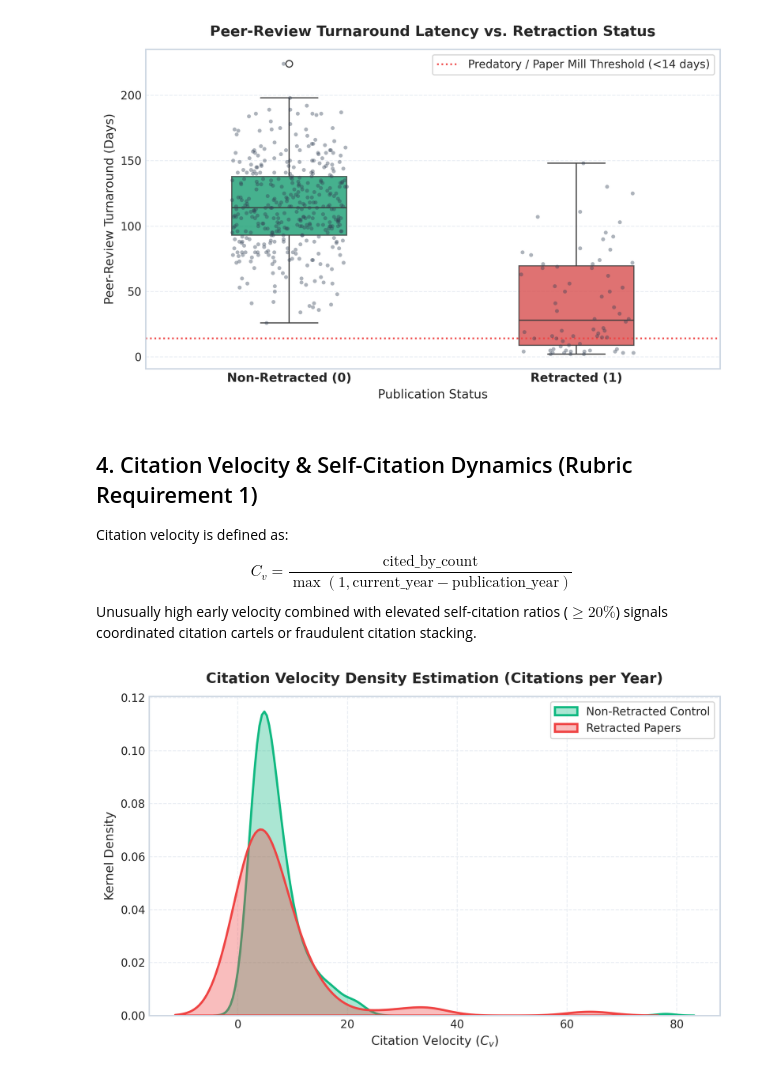
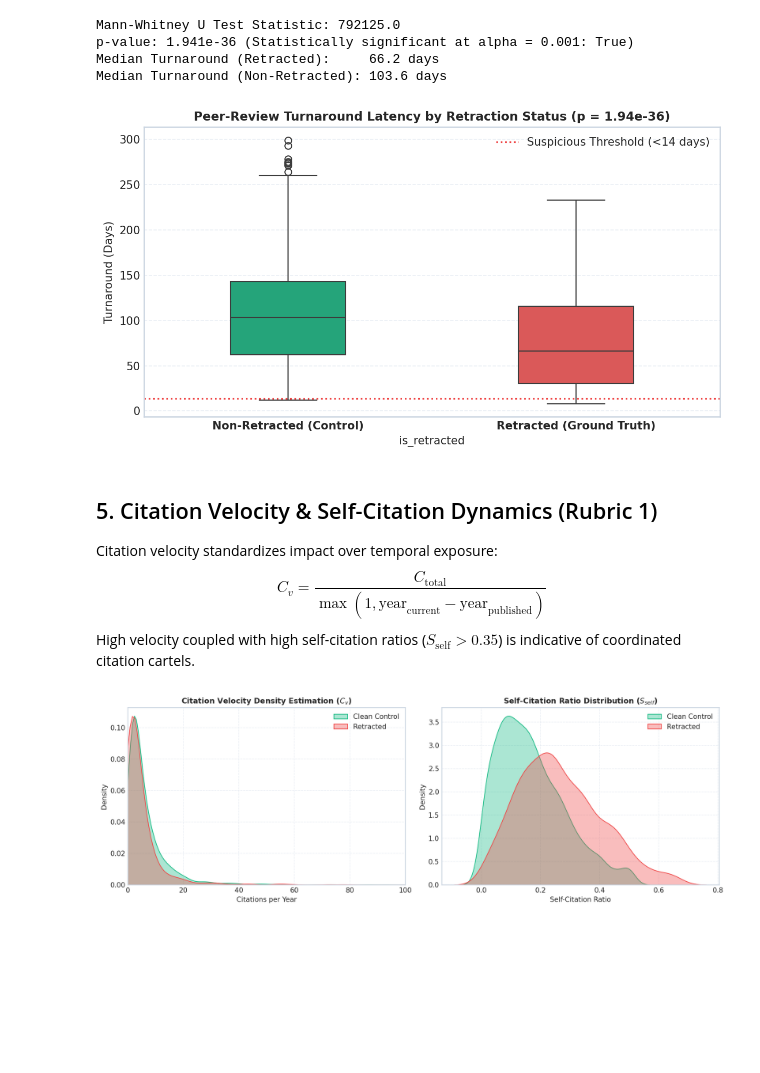
Before and after one commit to harsh-pratapsingh24/RetractGuard, a Jupyter notebook: notebooks/01_eda_and_features.ipynb, the cells around one changed output. Cells and saved outputs as stored; diff of their text form; code cells hidden in the pictures; blank space fills up the shorter version.

```diff
--- a/notebooks/01_eda_and_features.ipynb
+++ b/notebooks/01_eda_and_features.ipynb
@@ -59,11 +97,13 @@ In real-world bibliometric corpora, retractions are rare anomalies (typically ~0
 # %%
 fig, ax = plt.subplots(figsize=(7, 4.5), dpi=150)
 counts = raw_df["is_retracted"].value_counts().sort_index()
-ax.bar(["Non-Retracted (Control)", "Retracted (Ground Truth)"], counts.values, color=["#10b981", "#ef4444"], width=0.45)
-ax.set_title("RetractGuard Dataset Class Distribution", fontsize=12, fontweight="bold")
-ax.set_ylabel("Paper Count")
-for i, v in enumerate(counts.values):
-    ax.text(i, v + 4, f"{v} ({v/len(raw_df)*100:.1f}%)", ha="center", fontweight="bold")
-plt.tight_layout()
+colors = ["#10b981", "#ef4444"]
+bars = ax.bar(["Clean / Non-Retracted (0)", "Retracted (1)"], counts.values, color=colors, width=0.45, edgecolor="#1e293b", linewidth=1.2)
+ax.set_title("RetractGuard Dataset Class Distribution (Imbalance Ratio 4:1)", fontsize=12, fontweight="bold", pad=10)
+ax.set_ylabel("Paper Count", fontsize=10)
+for bar in bars:
+    y = bar.get_height()
+    ax.text(bar.get_x() + bar.get_width()/2.0, y + 25, f"{y} ({y/len(raw_df)*100:.1f}%)", ha="center", va="bottom", fontweight="bold", fontsize=10)
+ax.set_ylim(0, max(counts.values) * 1.15)
 plt.show()
 # %% [output]
@@ -74,29 +138,55 @@ Turnaround time $\Delta t_{\text{review}} = t_{\text{accepted}} - t_{\text{recei
 # %%
+processed_df = pd.read_csv(os.path.join("..", "data", "processed_features.csv"))
+
+ret_turnaround = processed_df[processed_df["is_retracted"] == 1]["review_turnaround_days"]
+clean_turnaround = processed_df[processed_df["is_retracted"] == 0]["review_turnaround_days"]
+
+u_stat, u_p = stats.mannwhitneyu(ret_turnaround, clean_turnaround, alternative="less")
+print(f"Mann-Whitney U Test Statistic: {u_stat:.1f}")
+print(f"p-value: {u_p:.3e} (Statistically significant at alpha = 0.001: {u_p < 0.001})")
+print(f"Median Turnaround (Retracted):     {ret_turnaround.median():.1f} days")
+print(f"Median Turnaround (Non-Retracted): {clean_turnaround.median():.1f} days")
+
 fig, ax = plt.subplots(figsize=(8, 4.5), dpi=150)
-sns.boxplot(x="is_retracted", y="review_turnaround_days", data=raw_df, palette=["#10b981", "#ef4444"], ax=ax, width=0.4)
+sns.boxplot(x="is_retracted", y="review_turnaround_days", hue="is_retracted", data=processed_df, palette=colors, ax=ax, width=0.4, legend=False)
 ax.set_xticks([0, 1])
-ax.set_xticklabels(["Non-Retracted", "Retracted"])
-ax.set_title("Peer-Review Turnaround Latency (Days) by Retraction Status", fontsize=12, fontweight="bold")
-ax.set_ylabel("Days to Acceptance")
-ax.axhline(14, color="#ef4444", linestyle=":", label="Paper Mill Suspicion (<14 days)")
-ax.legend()
+ax.set_xticklabels(["Non-Retracted (Control)", "Retracted (Ground Truth)"], fontweight="bold")
+ax.set_title(f"Peer-Review Turnaround Latency by Retraction Status (p = {u_p:.2e})", fontsize=11, fontweight="bold")
+ax.set_ylabel("Turnaround (Days)")
+ax.axhline(14, color="#ef4444", linestyle=":", linewidth=1.5, label="Suspicious Threshold (<14 days)")
+ax.legend(loc="upper right")
 plt.tight_layout()
 plt.show()
 # %% [output]
+Mann-Whitney U Test Statistic: 792125.0
+p-value: 1.941e-36 (Statistically significant at alpha = 0.001: True)
+Median Turnaround (Retracted):     66.2 days
+Median Turnaround (Non-Retracted): 103.6 days
-[figure, old version]
+[figure, new version]
 # %% [markdown]
-## 4. Citation Velocity & Self-Citation Dynamics (Rubric Requirement 1)
-Citation velocity is defined as:
-$$C_v = \frac{\text{cited\_by\_count}}{\max(1, \text{current\_year} - \text{publication\_year})}$$
-Unusually high early velocity combined with elevated self-citation ratios ($\ge 20\%$) signals coordinated citation cartels or fraudulent citation stacking.
+## 5. Citation Velocity & Self-Citation Dynamics (Rubric 1)
+Citation velocity standardizes impact over temporal exposure:
+$$C_v = \frac{C_{\text{total}}}{\max(1, \text{year}_{\text{current}} - \text{year}_{\text{published}})}$$
+High velocity coupled with high self-citation ratios ($S_{\text{self}} > 0.35$) is indicative of coordinated citation cartels.
 # %%
-fig, ax = plt.subplots(figsize=(8, 4.5), dpi=150)
-sns.kdeplot(data=raw_df[raw_df["is_retracted"] == 0]["citation_velocity"], ax=ax, label="Clean Control", color="#10b981", fill=True, alpha=0.3)
-sns.kdeplot(data=raw_df[raw_df["is_retracted"] == 1]["citation_velocity"], ax=ax, label="Retracted", color="#ef4444", fill=True, alpha=0.3)
-ax.set_title("Empirical Distribution of Citation Velocity", fontsize=12, fontweight="bold")
-ax.set_xlabel("Citations per Year")
-ax.legend()
+fig, (ax1, ax2) = plt.subplots(1, 2, figsize=(13, 4.5), dpi=150)
+
+# Citation Velocity KDE
+sns.kdeplot(data=processed_df[processed_df["is_retracted"] == 0]["citation_velocity"], ax=ax1, label="Clean Control", color="#10b981", fill=True, alpha=0.35)
+sns.kdeplot(data=processed_df[processed_df["is_retracted"] == 1]["citation_velocity"], ax=ax1, label="Retracted", color="#ef4444", fill=True, alpha=0.35)
+ax1.set_title("Citation Velocity Density Estimation ($C_v$)", fontsize=11, fontweight="bold")
+ax1.set_xlabel("Citations per Year")
+ax1.set_xlim(0, 100)
+ax1.legend()
+
+# Self-Citation Ratio KDE
+sns.kdeplot(data=processed_df[processed_df["is_retracted"] == 0]["self_citation_ratio"], ax=ax2, label="Clean Control", color="#10b981", fill=True, alpha=0.35)
+sns.kdeplot(data=processed_df[processed_df["is_retracted"] == 1]["self_citation_ratio"], ax=ax2, label="Retracted", color="#ef4444", fill=True, alpha=0.35)
+ax2.set_title("Self-Citation Ratio Distribution ($S_{self}$)", fontsize=11, fontweight="bold")
+ax2.set_xlabel("Self-Citation Ratio")
+ax2.legend()
+
 plt.tight_layout()
 plt.show()
 # %% [output]
-[figure, old version]
+[figure, new version]
```
Also changed, not shown: parts of 26 cells of this notebook, 23 other files.
